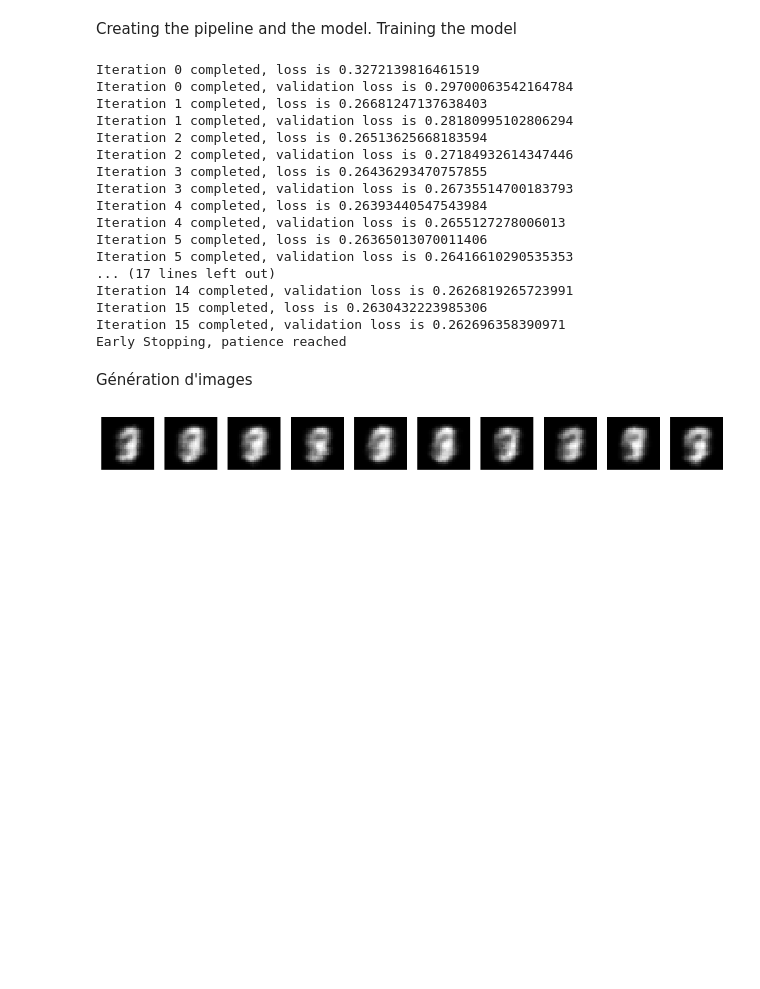
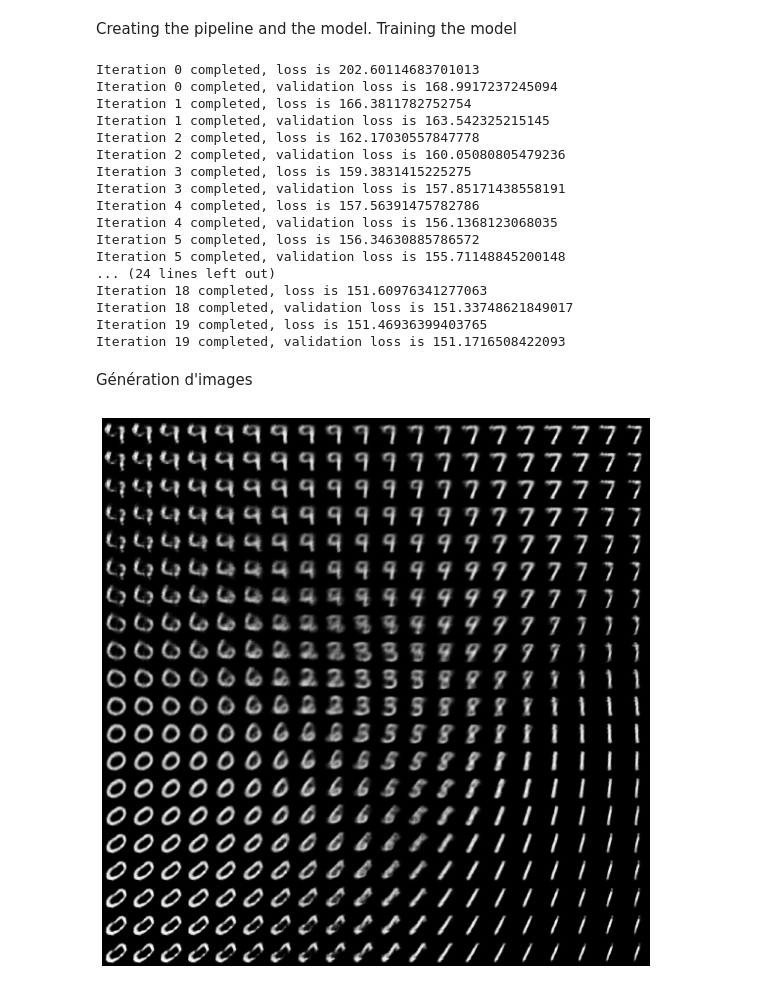
Before and after one commit to paulmaricelle/AI-Core-Library, a Jupyter notebook: mnist_vae.ipynb, the cells around one changed output. Cells and saved outputs as stored; diff of their text form; code cells hidden in the pictures; blank space fills up the shorter version.

Commit message:
Handwritten digit generation finally works

```diff
--- a/mnist_vae.ipynb
+++ b/mnist_vae.ipynb
@@ -27,13 +27,13 @@ vae = Sequential([
                   layers.ReLU(),
 
                   layers.Flatten(),
-                  layers.Linear(32 * 7 * 7, 32),
+                  layers.Linear(32 * 7 * 7, 4),
 
                   # Latent space
-                  layers.SamplingLayer(kl_weight = 0.01),
+                  layers.SamplingLayer(kl_weight = 0.5),
 
                   # Decoder
-                  layers.Linear(16, 16 * 7 * 7),
+                  layers.Linear(2, 16 * 7 * 7),
                   layers.ReLU(),
                   layers.Reshape((16, 7, 7)),
 
@@ -44,48 +44,60 @@ vae = Sequential([
                   ])
 
 model = Model(vae)
-model.fit(X_train, X_train, 50, losses.BinaryCrossEntropy(), optimizers.Adam(learning_rate=0.0005, weight_decay=0.01), batch_size=16, accumulation_steps=4, validation_data=[X_val, X_val], early_stopping=True, patience=4)
+model.fit(X_train, X_train, 20, losses.BinaryCrossEntropy(), optimizers.Adam(learning_rate=0.001, weight_decay=0.01), batch_size=16, accumulation_steps=4, validation_data=[X_val, X_val], early_stopping=True, patience=4)
 # %% [output]
-Iteration 0 completed, loss is 0.3272139816461519
-Iteration 0 completed, validation loss is 0.29700063542164784
-Iteration 1 completed, loss is 0.26681247137638403
-Iteration 1 completed, validation loss is 0.28180995102806294
-Iteration 2 completed, loss is 0.26513625668183594
-Iteration 2 completed, validation loss is 0.27184932614347446
-Iteration 3 completed, loss is 0.26436293470757855
-Iteration 3 completed, validation loss is 0.26735514700183793
-Iteration 4 completed, loss is 0.26393440547543984
-Iteration 4 completed, validation loss is 0.2655127278006013
-Iteration 5 completed, loss is 0.26365013070011406
-Iteration 5 completed, validation loss is 0.26416610290535353
-... (17 lines left out)
-Iteration 14 completed, validation loss is 0.2626819265723991
-Iteration 15 completed, loss is 0.2630432223985306
-Iteration 15 completed, validation loss is 0.262696358390971
-Early Stopping, patience reached
+Iteration 0 completed, loss is 202.60114683701013
+Iteration 0 completed, validation loss is 168.9917237245094
+Iteration 1 completed, loss is 166.3811782752754
+Iteration 1 completed, validation loss is 163.542325215145
+Iteration 2 completed, loss is 162.17030557847778
+Iteration 2 completed, validation loss is 160.05080805479236
+Iteration 3 completed, loss is 159.3831415225275
+Iteration 3 completed, validation loss is 157.85171438558191
+Iteration 4 completed, loss is 157.56391475782786
+Iteration 4 completed, validation loss is 156.1368123068035
+Iteration 5 completed, loss is 156.34630885786572
+Iteration 5 completed, validation loss is 155.71148845200148
+... (24 lines left out)
+Iteration 18 completed, loss is 151.60976341277063
+Iteration 18 completed, validation loss is 151.33748621849017
+Iteration 19 completed, loss is 151.46936399403765
+Iteration 19 completed, validation loss is 151.1716508422093
 # %% [markdown]
 Génération d'images
 # %%
 import matplotlib.pyplot as plt
 
 decoder_layers = vae.layers[-7:]
 
 decoder = Sequential(decoder_layers)
 decoder.set_training(False)
 
-# Sampling points in the latent space purely randomly to see what it leads to
-random_latent_vectors = np.random.randn(10, 16).astype(np.float32) * 6
+n = 20  # n^2 is the number of images
+digit_size = 28
 
-generated_images = decoder.forward(random_latent_vectors)
+figure = np.zeros((digit_size * n, digit_size * n))
+
+grid_x = np.linspace(-3, 3, n)
+grid_y = np.linspace(-3, 3, n)[::-1]
+
+for i, yi in enumerate(grid_y):
+    for j, xi in enumerate(grid_x):
+        z_sample = np.array([[xi, yi]], dtype=np.float32)
+
+        x_decoded = decoder.forward(z_sample)
+
+        # Removing the batch dimension
+        digit = x_decoded[0].reshape(digit_size, digit_size)
+
+        figure[i * digit_size: (i + 1) * digit_size,
+               j * digit_size: (j + 1) * digit_size] = digit
+
 
 # Plotting
-fig, axes = plt.subplots(1, 10, figsize=(15, 3))
-for i in range(10):
-    # Removing the batch dimension
-    img = generated_images[i].squeeze()
-    axes[i].imshow(img, cmap='gray')
-    axes[i].axis('off')
-
+plt.figure(figsize=(12, 12))
+plt.imshow(figure, cmap='gray')
+plt.axis('off')
 plt.show()
 # %% [output]
-[figure, old version]
+[figure, new version]
```
Also changed, not shown: 2 other files.
